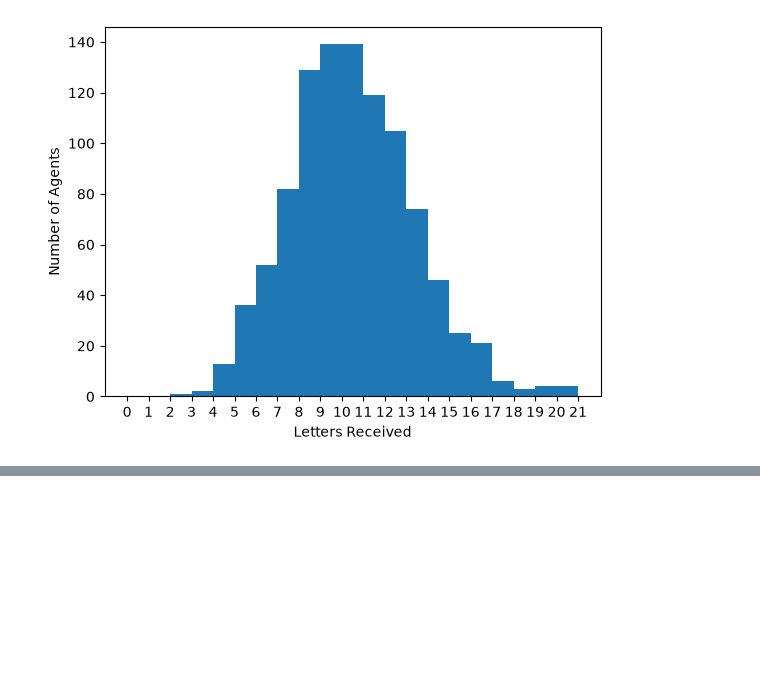
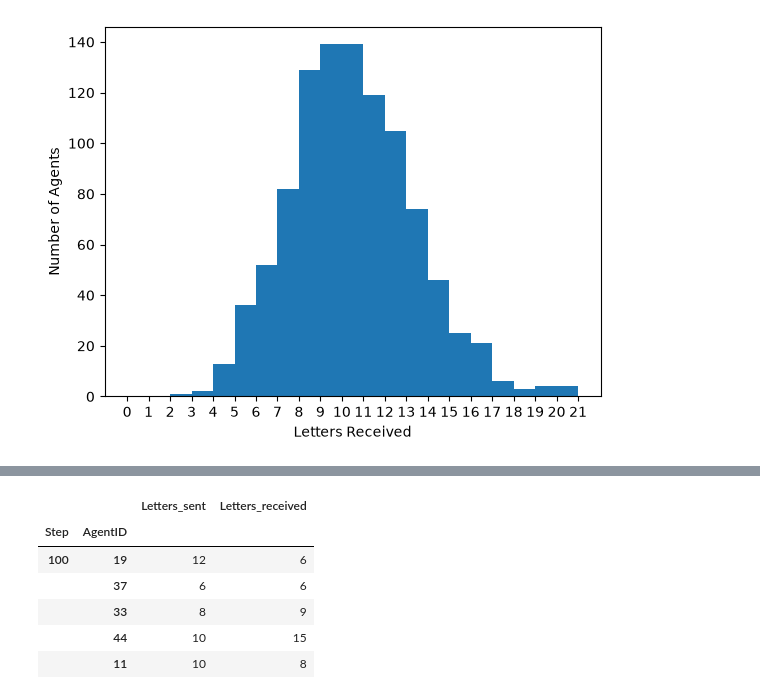
Before and after one commit to Sbaker17/Historical-Communication-Networks-in-Python, a Jupyter notebook: simulation.ipynb, the cells around one changed output, grey strips where cells are left out. Drawn from its saved outputs; the diff is of its cells as text; code cells hidden in the pictures; blank space fills up the shorter version.

```diff
--- a/simulation.ipynb
+++ b/simulation.ipynb
@@ -289,0 +362,6 @@ plt.show()
+# %%
+def compute_received_letters(model):
+    number_of_received_letters = 0
+    for agent in model.schedule.agents:
+        number_of_received_letters += agent.letters_received
+    return number_of_received_letters
@@ -289,0 +401,11 @@ plt.show()
+# %%
+agent_letters = model.datacollector.get_agent_vars_dataframe()
+agent_letters.tail()
+# %% [output]
+|  |  | Letters_sent | Letters_received |
+| Step | AgentID |  |  |
+| 100 | 19 | 12 | 6 |
+|  | 37 | 6 | 6 |
+|  | 33 | 8 | 9 |
+|  | 44 | 10 | 15 |
+|  | 11 | 10 | 8 |
```
Also changed, not shown: parts of 15 cells of this notebook.
